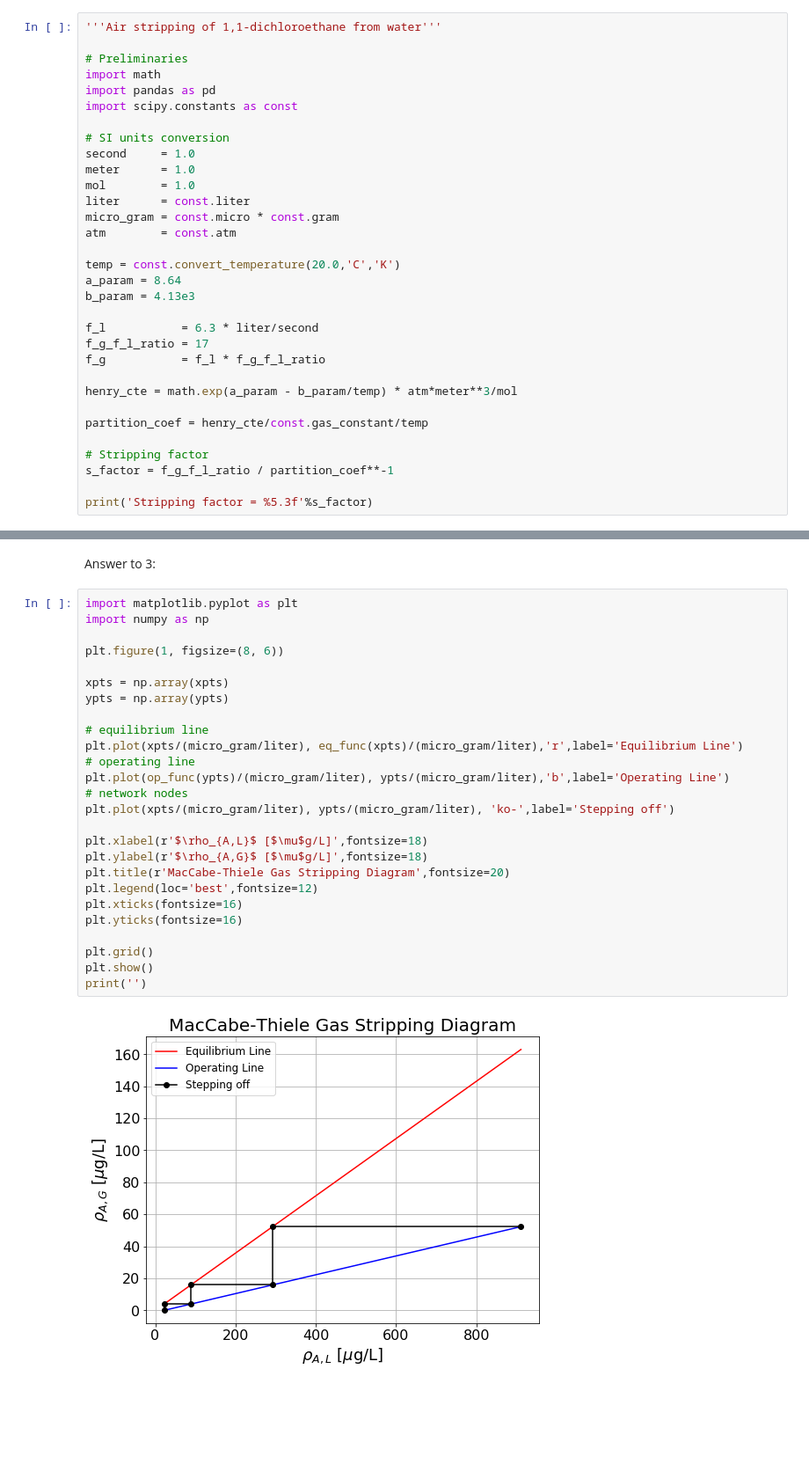
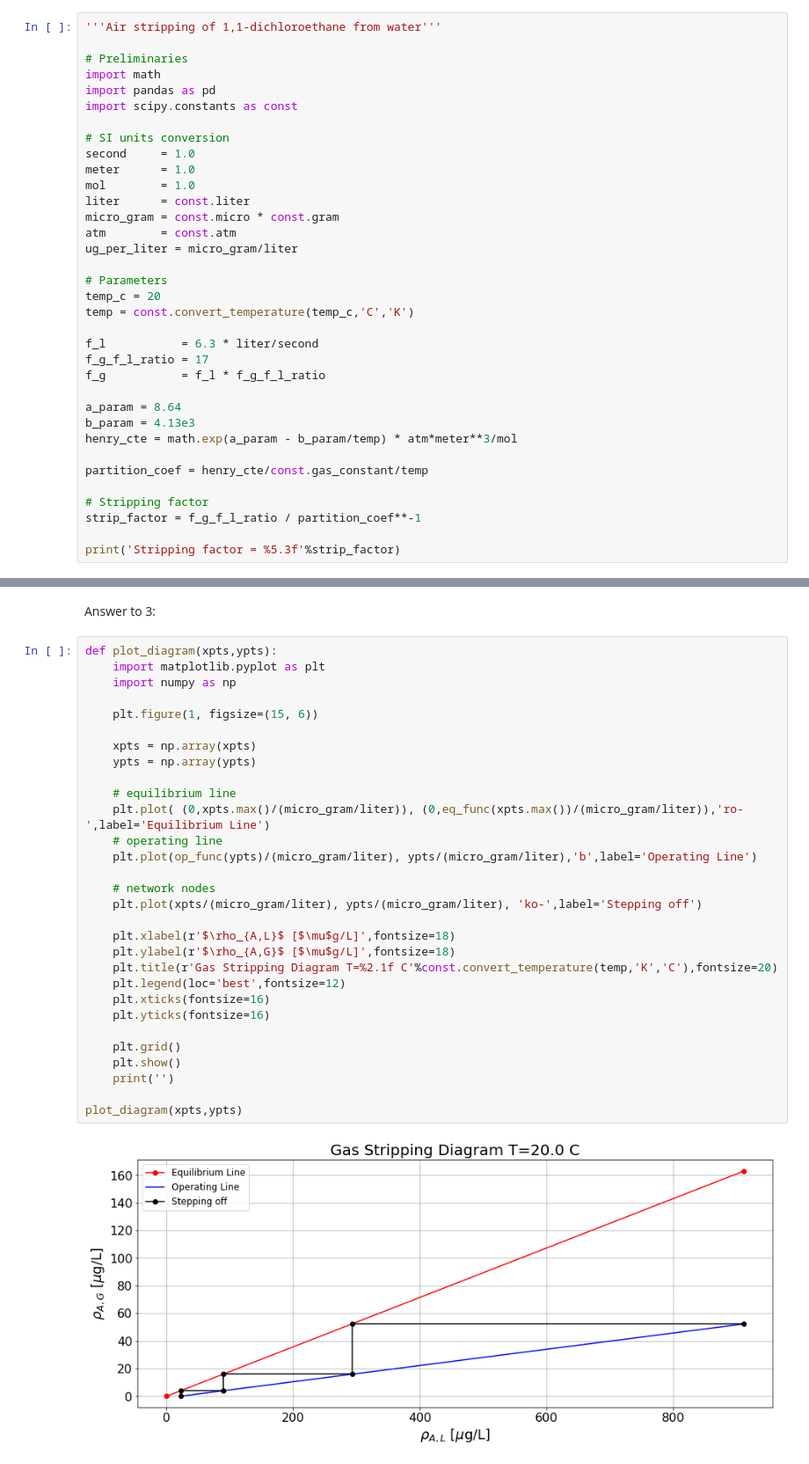
Before and after one commit to dpploy/engy-5140, a Jupyter notebook: notebooks/03-gas-absorption.ipynb, the cells around one changed output, grey strips where cells are left out. Shown: that part at 88% size. Cells and saved outputs as stored; diff of their text form; blank space fills up the shorter version.

Commit message:
Non-equilibrium absorption notes, notebook example, etc.

```diff
--- a/notebooks/03-gas-absorption.ipynb
+++ b/notebooks/03-gas-absorption.ipynb
@@ -52,23 +56,26 @@ mol        = 1.0
 liter      = const.liter
 micro_gram = const.micro * const.gram
 atm        = const.atm
+ug_per_liter = micro_gram/liter
 
-temp = const.convert_temperature(20.0,'C','K')
-a_param = 8.64
-b_param = 4.13e3
+# Parameters
+temp_c = 20
+temp = const.convert_temperature(temp_c,'C','K')
 
 f_l           = 6.3 * liter/second
 f_g_f_l_ratio = 17
 f_g           = f_l * f_g_f_l_ratio
 
+a_param = 8.64
+b_param = 4.13e3
 henry_cte = math.exp(a_param - b_param/temp) * atm*meter**3/mol
 
 partition_coef = henry_cte/const.gas_constant/temp
 
 # Stripping factor
-s_factor = f_g_f_l_ratio / partition_coef**-1
+strip_factor = f_g_f_l_ratio / partition_coef**-1
 
-print('Stripping factor = %5.3f'%s_factor)
+print('Stripping factor = %5.3f'%strip_factor)
 # %% [output]
 Stripping factor = 3.041
 # %% [markdown]
@@ -123,33 +171,37 @@ Number of stages =  3
 # %% [markdown]
 Answer to 3:
 # %%
-import matplotlib.pyplot as plt
-import numpy as np
+def plot_diagram(xpts,ypts):
+    import matplotlib.pyplot as plt
+    import numpy as np
 
-plt.figure(1, figsize=(8, 6))
+    plt.figure(1, figsize=(15, 6))
 
-xpts = np.array(xpts)
-ypts = np.array(ypts)
+    xpts = np.array(xpts)
+    ypts = np.array(ypts)
 
-# equilibrium line
-plt.plot(xpts/(micro_gram/liter), eq_func(xpts)/(micro_gram/liter),'r',label='Equilibrium Line')
-# operating line
-plt.plot(op_func(ypts)/(micro_gram/liter), ypts/(micro_gram/liter),'b',label='Operating Line')
-# network nodes
-plt.plot(xpts/(micro_gram/liter), ypts/(micro_gram/liter), 'ko-',label='Stepping off')
+    # equilibrium line
+    plt.plot( (0,xpts.max()/(micro_gram/liter)), (0,eq_func(xpts.max())/(micro_gram/liter)),'ro-',label='Equilibrium Line')
+    # operating line
+    plt.plot(op_func(ypts)/(micro_gram/liter), ypts/(micro_gram/liter),'b',label='Operating Line')
 
-plt.xlabel(r'$\rho_{A,L}$ [$\mu$g/L]',fontsize=18)
-plt.ylabel(r'$\rho_{A,G}$ [$\mu$g/L]',fontsize=18)
-plt.title(r'MacCabe-Thiele Gas Stripping Diagram',fontsize=20)
-plt.legend(loc='best',fontsize=12)
-plt.xticks(fontsize=16)
-plt.yticks(fontsize=16)
+    # network nodes
+    plt.plot(xpts/(micro_gram/liter), ypts/(micro_gram/liter), 'ko-',label='Stepping off')
 
-plt.grid()
-plt.show()
-print('')
+    plt.xlabel(r'$\rho_{A,L}$ [$\mu$g/L]',fontsize=18)
+    plt.ylabel(r'$\rho_{A,G}$ [$\mu$g/L]',fontsize=18)
+    plt.title(r'Gas Stripping Diagram T=%2.1f C'%const.convert_temperature(temp,'K','C'),fontsize=20)
+    plt.legend(loc='best',fontsize=12)
+    plt.xticks(fontsize=16)
+    plt.yticks(fontsize=16)
+
+    plt.grid()
+    plt.show()
+    print('')
+
+plot_diagram(xpts,ypts)
 # %% [output]
-[figure, old version]
+[figure, new version]
 # %% [markdown]
 Answer to 4:
 
```
Also changed, not shown: parts of 9 cells of this notebook, 1 other file.
